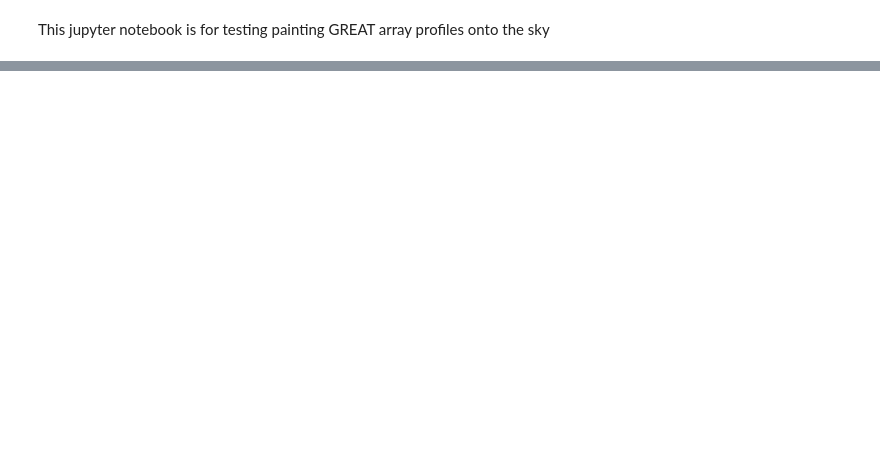
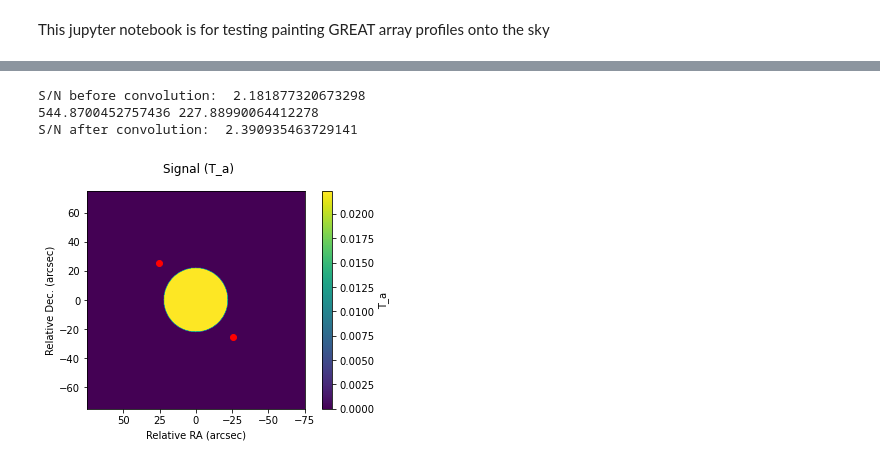
Before and after one commit to kfkaplan/the_greatest_sensitivity_mapper, a Jupyter notebook: test_sense_map.ipynb, the cells around one changed output, grey strips where cells are left out. Cells and saved outputs as stored; diff of their text form; code cells hidden in the pictures; blank space fills up the shorter version.

```diff
--- a/test_sense_map.ipynb
+++ b/test_sense_map.ipynb
@@ -480,0 +659,36 @@ sky_grid.plot(map_type='signal')
+# %%
+####TESTING EXPOSURE TIME AND NOISE CALCULATIONS FOR ARRAY OTF MAPPING
+
+
+
+
+#Generate sky object
+sky_grid = sens_map_lib.sky([-75,75], [-75,75], 0.25)
+
+#Generate circle with shape and signal expected for [CII] in NGC 0628
+circle = models.Disk2D(amplitude = 0.0223, x_0=0, y_0=0, R_0 = 22.0)
+sky_grid.input(circle)
+
+lfa_array = sens_map_lib.LFAV_array()
+#lfa_array.array_otf(sky_grid, nblock_scan=1, nblock_perp=1, x=0.0, y=0., step=5.2, length=3.0, time=1.0, cycles=8, map_angle=315., direction='x', nscans=2)
+lfa_array.array_otf(sky_grid, nblock_scan=1, nblock_perp=2, x=0.0, y=0., step=5.2, length=2.0, time=1.0, cycles=8, map_angle=315., direction='y', nscans=2)
+
+
+sky_grid.simulate_observation(Tsys=2614.0, deltav=5.0)
+
+#Show results
+pyplot.figure()
+sky_grid.plot('signal')
+pyplot.figure()
+sky_grid.plot('exposure')
+pyplot.figure()
+sky_grid.plot('noise')
+pyplot.figure()
+sky_grid.plot('data')
+pyplot.figure()
+sky_grid.plot('s2n')
+# %% [output]
+S/N before convolution:  2.181877320673298
+544.8700452757436 227.88990064412278
+S/N after convolution:  2.390935463729141
+[figure, added]
```
Also changed, not shown: parts of 18 cells of this notebook, 8 other files.
